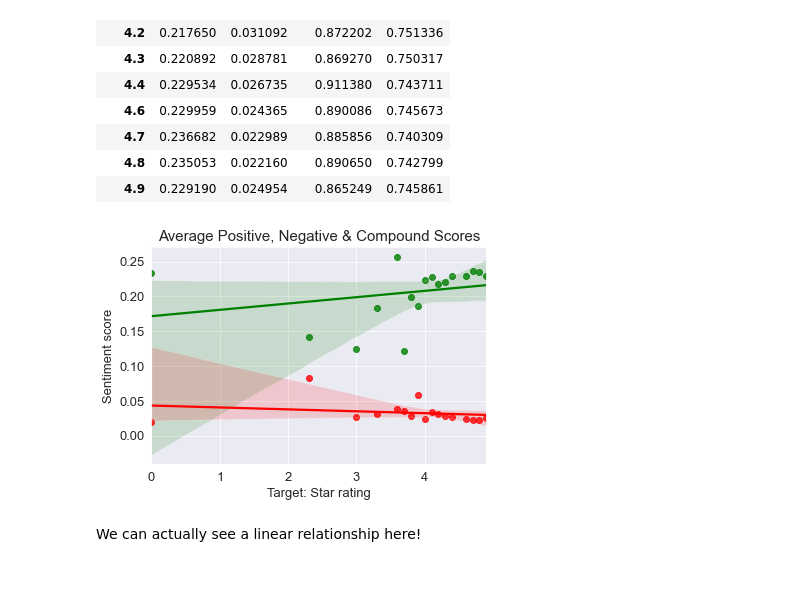
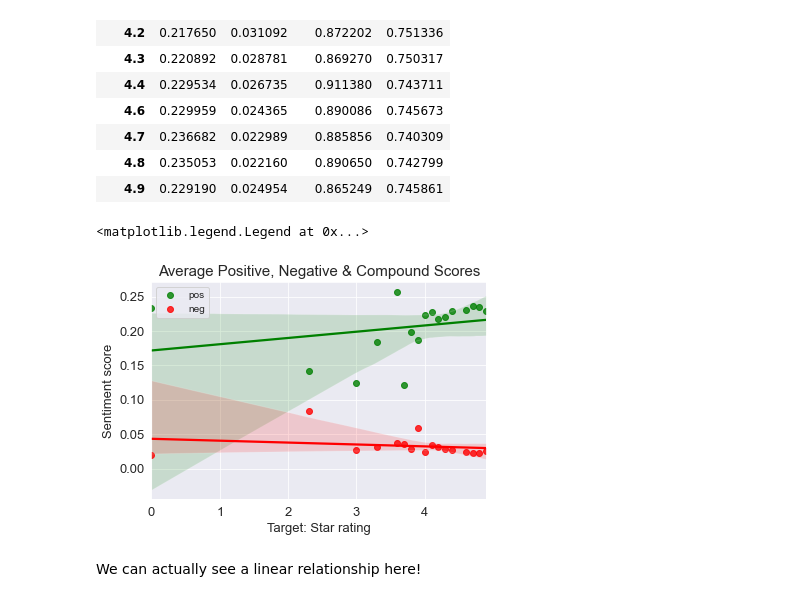
Before and after one commit to cotica/capstone, a Jupyter notebook: code/Amazon-product-catalog-NLP-modeling.ipynb, the cells around one changed output. Saved outputs shown, nothing was run; the diff lists cells and outputs as text; code cells hidden in the pictures.

```diff
--- a/code/Amazon-product-catalog-NLP-modeling.ipynb
+++ b/code/Amazon-product-catalog-NLP-modeling.ipynb
@@ -335,18 +341,20 @@ sentiments
 # %%
 #sentiments.plot(kind='line');
 
 sns.regplot(data=sentiments, x=sentiments.index, y = 'pos', color = 'green', label = 'pos')
 sns.regplot(data=sentiments, x=sentiments.index, y = 'neg', color = 'red', label = 'neg')
 
 
 plt.title('Average Positive, Negative & Compound Scores', size = 15);
 plt.xticks(size=13);
 plt.yticks(size=13);
 plt.ylabel('Sentiment score', size=13);
 plt.xlabel('Target: Star rating', size=13);
 plt.savefig('../assets/sentiment.jpg');
+plt.legend();
 # %% [output]
+<matplotlib.legend.Legend at 0x...>
-[figure, old version]
+[figure, new version]
 # %% [markdown]
 We can actually see a linear relationship here!
 # %% [markdown]
```
Also changed, not shown: parts of 3 cells of this notebook, 4 other files.
